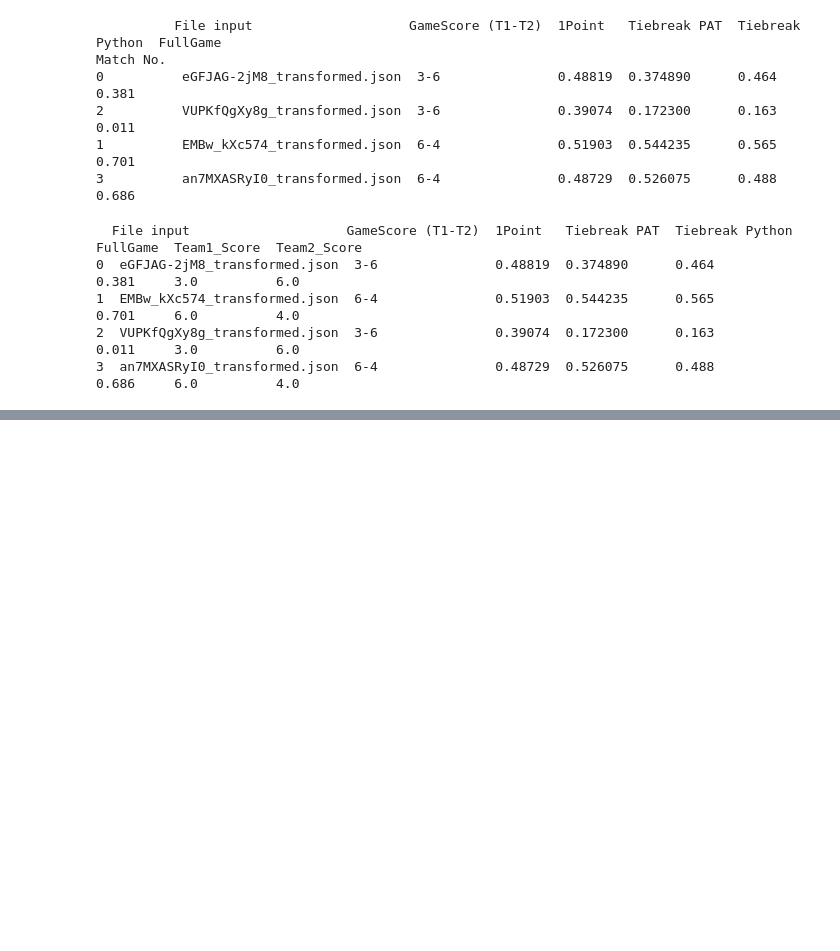
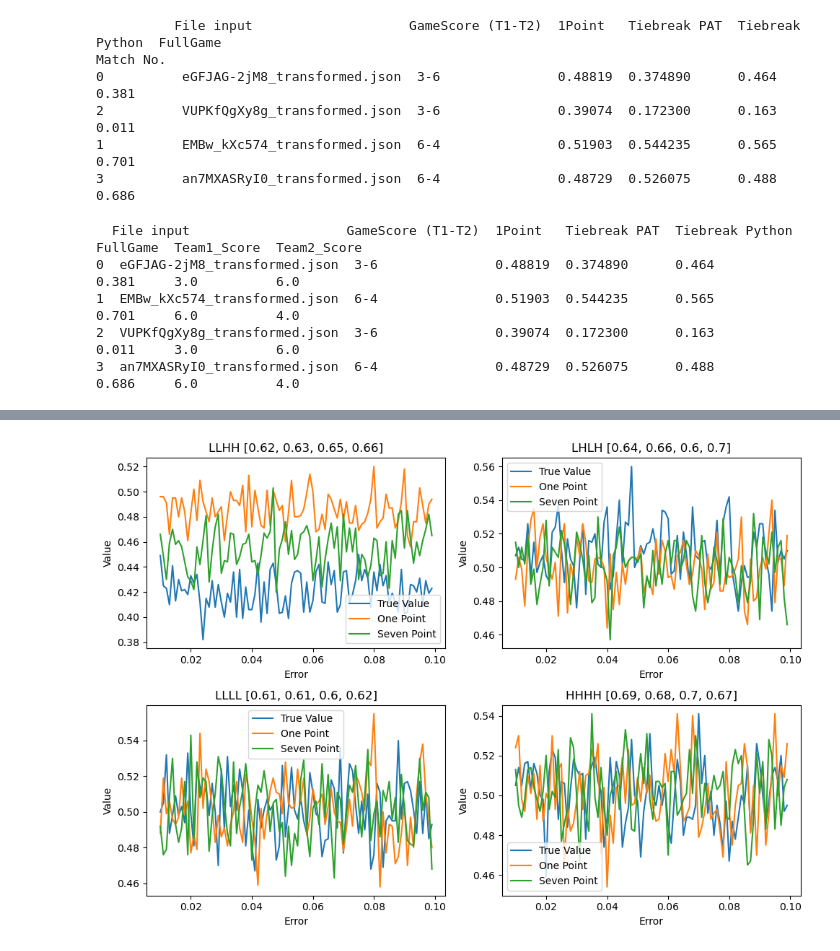
Before and after one commit to Guanzhou03/tennis-doubles-model, a Jupyter notebook: PAT351/analysis.ipynb, the cells around one changed output, grey strips where cells are left out. Saved outputs shown, nothing was run; the diff lists cells and outputs as text; code cells hidden in the pictures; blank space fills up the shorter version.

Commit message:
Add analysis on different simulation methods

```diff
--- a/PAT351/analysis.ipynb
+++ b/PAT351/analysis.ipynb
@@ -80,0 +137,82 @@ Probability that you win the game: 0.0326
+# %%
+from simulation import simulate_full_match, simulate
+lo_lo_hi_hi = [0.62, 0.63, 0.65, 0.66]
+lo_hi_lo_hi = [0.64, 0.66, 0.6, 0.7]
+lo_lo_lo_lo = [0.61, 0.61, 0.6, 0.62]
+hi_hi_hi_hi = [0.69, 0.68, 0.7, 0.67]
+
+errors = [error / 1000 for error in range(10, 100)]
+true_values_llhh = []
+one_point_llhh = []
+seven_point_llhh = []
+
+true_values_lhlh = []
+one_point_lhlh = []
+seven_point_lhlh = []
+
+true_values_llll = []
+one_point_llll = []
+seven_point_llll = []
+
+true_values_hhhh = []
+one_point_hhhh = []
+seven_point_hhhh = []
+
+for err in errors:
+    true_values_llhh.append(simulate_full_match(*lo_lo_hi_hi, error=err))
+    one_point_llhh.append(simulate(*lo_lo_hi_hi, points_to_win=1, error=err))
+    seven_point_llhh.append(simulate(*lo_lo_hi_hi, error=err))
+
+    true_values_lhlh.append(simulate_full_match(*lo_hi_lo_hi, error=err))
+    one_point_lhlh.append(simulate(*lo_hi_lo_hi, error=err, points_to_win=1))
+    seven_point_lhlh.append(simulate(*lo_hi_lo_hi, error=err))
+
+    true_values_llll.append(simulate_full_match(*lo_lo_lo_lo, error=err))
+    one_point_llll.append(simulate(*lo_lo_lo_lo, error=err, points_to_win=1))
+    seven_point_llll.append(simulate(*lo_lo_lo_lo, error=err))
+
+    true_values_hhhh.append(simulate_full_match(*hi_hi_hi_hi, error=err))
+    one_point_hhhh.append(simulate(*hi_hi_hi_hi, error=err, points_to_win=1))
+    seven_point_hhhh.append(simulate(*hi_hi_hi_hi, error=err))
+plt.figure(figsize=(10, 7))
+
+plt.subplot(2, 2, 1)
+plt.plot(errors, true_values_llhh, label='True Value')
+plt.plot(errors, one_point_llhh, label='One Point')
+plt.plot(errors, seven_point_llhh, label='Seven Point')
+plt.title(f'LLHH {lo_lo_hi_hi}')
+plt.xlabel('Error')
+plt.ylabel('Value')
+plt.legend()
+
+plt.subplot(2, 2, 2)
+plt.plot(errors, true_values_lhlh, label='True Value')
+plt.plot(errors, one_point_lhlh, label='One Point')
+plt.plot(errors, seven_point_lhlh, label='Seven Point')
+plt.title(f'LHLH {lo_hi_lo_hi}')
+plt.xlabel('Error')
+plt.ylabel('Value')
+plt.legend()
+
+plt.subplot(2, 2, 3)
+plt.plot(errors, true_values_llll, label='True Value')
+plt.plot(errors, one_point_llll, label='One Point')
+plt.plot(errors, seven_point_llll, label='Seven Point')
+plt.title(f'LLLL {lo_lo_lo_lo}')
+plt.xlabel('Error')
+plt.ylabel('Value')
+plt.legend()
+
+plt.subplot(2, 2, 4)
+plt.plot(errors, true_values_hhhh, label='True Value')
+plt.plot(errors, one_point_hhhh, label='One Point')
+plt.plot(errors, seven_point_hhhh, label='Seven Point')
+plt.title(f'HHHH {hi_hi_hi_hi}')
+plt.xlabel('Error')
+plt.ylabel('Value')
+plt.legend()
+
+plt.tight_layout()
+plt.show()
+# %% [output]
+[figure, added]
```
Also changed, not shown: parts of 6 cells of this notebook, 6 other files.
